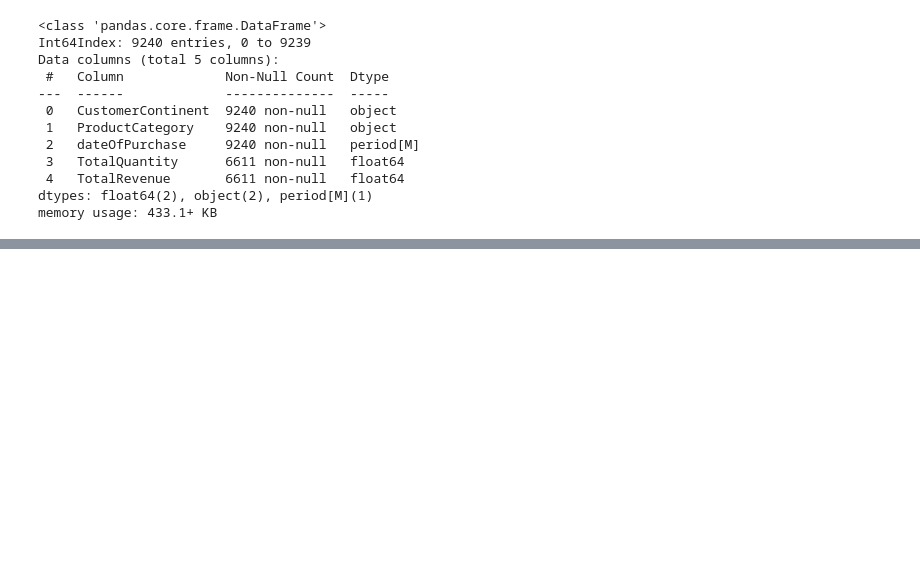
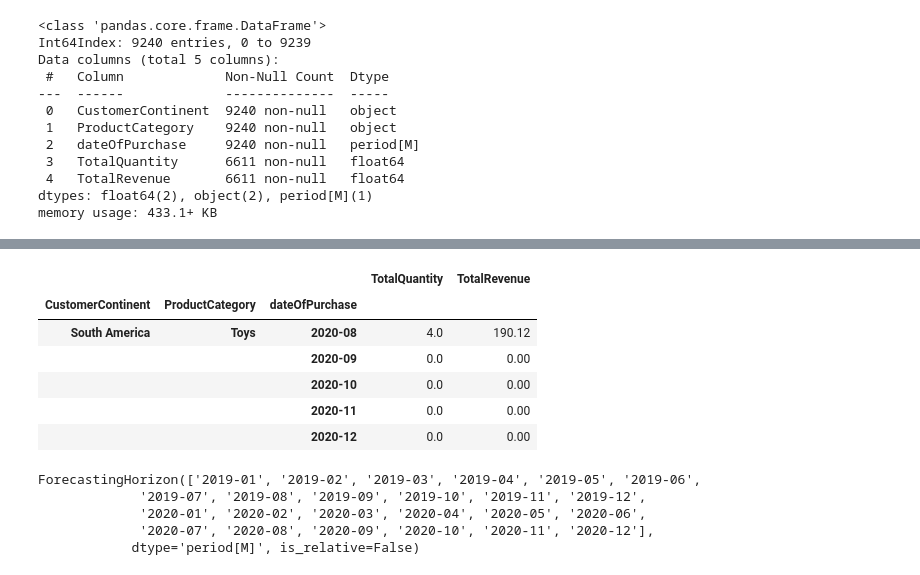
Before and after one commit to josephine-amponsah/hierarchical-forecasting, a Jupyter notebook: notebooks/multivariate-HTS.ipynb, the cells around one changed output, grey strips where cells are left out. Cells and saved outputs as stored; diff of their text form; code cells hidden in the pictures; blank space fills up the shorter version.

```diff
--- a/notebooks/multivariate-HTS.ipynb
+++ b/notebooks/multivariate-HTS.ipynb
@@ -185,0 +244,15 @@ new_df.to_csv("../data/forecast.csv")
+# %%
+model_df = new_df.groupby(["CustomerContinent", "ProductCategory", "dateOfPurchase"]).agg(
+                                TotalQuantity = pd.NamedAgg(column = "TotalQuantity", aggfunc=sum),
+                                TotalRevenue = pd.NamedAgg(column = "TotalRevenue", aggfunc = sum)
+)
+# %%
+model_df.tail()
+# %% [output]
+|  |  |  | TotalQuantity | TotalRevenue |
+| CustomerContinent | ProductCategory | dateOfPurchase |  |  |
+| South America | Toys | 2020-08 | 4.0 | 190.12 |
+|  |  | 2020-09 | 0.0 | 0.00 |
+|  |  | 2020-10 | 0.0 | 0.00 |
+|  |  | 2020-11 | 0.0 | 0.00 |
+|  |  | 2020-12 | 0.0 | 0.00 |
@@ -185,0 +267,8 @@ new_df.to_csv("../data/forecast.csv")
+# %%
+fh
+# %% [output]
+ForecastingHorizon(['2019-01', '2019-02', '2019-03', '2019-04', '2019-05', '2019-06',
+             '2019-07', '2019-08', '2019-09', '2019-10', '2019-11', '2019-12',
+             '2020-01', '2020-02', '2020-03', '2020-04', '2020-05', '2020-06',
+             '2020-07', '2020-08', '2020-09', '2020-10', '2020-11', '2020-12'],
+            dtype='period[M]', is_relative=False)
```
Also changed, not shown: parts of 34 cells of this notebook.
